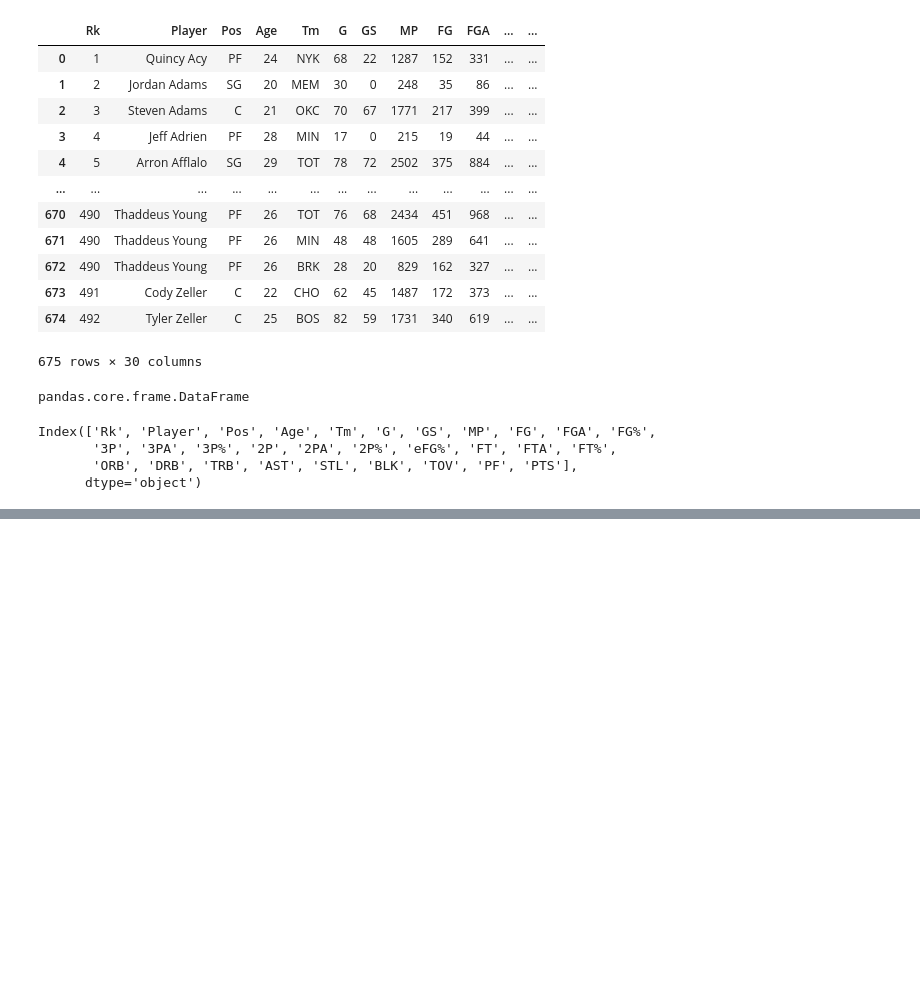
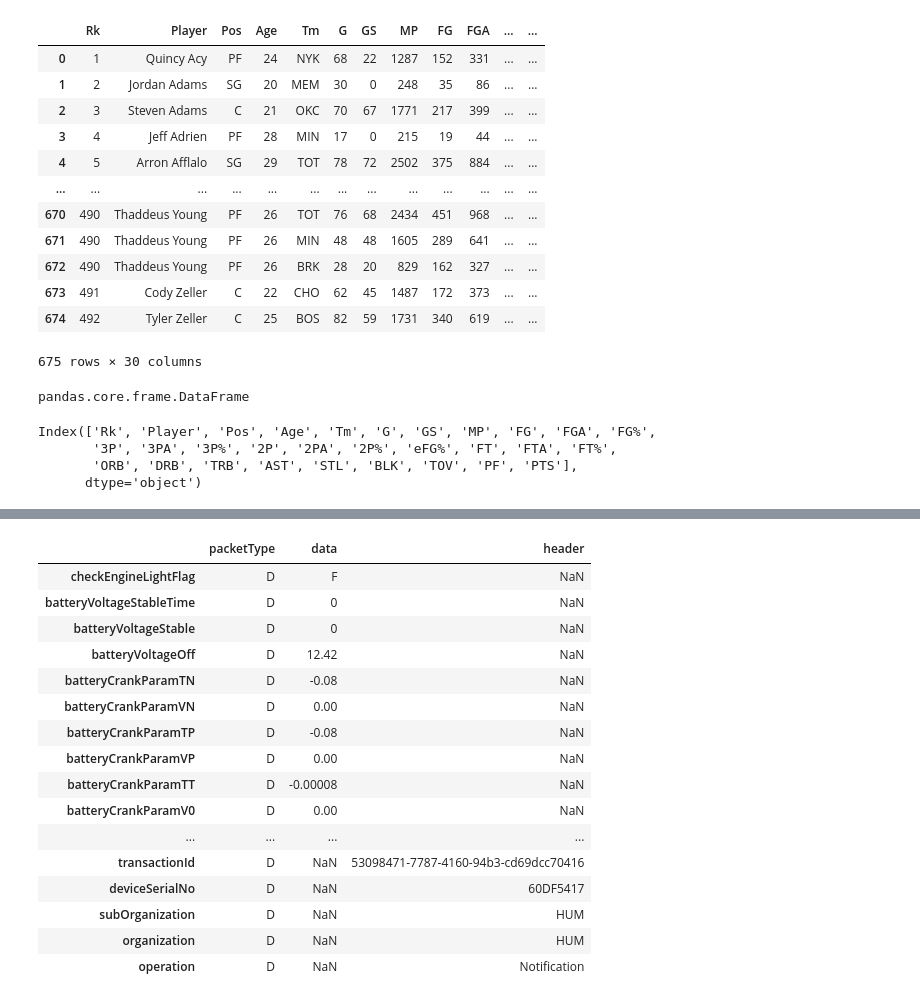
Before and after one commit to FazlullahBokhari/python-Labraries, a Jupyter notebook: Pandas.ipynb, the cells around one changed output, grey strips where cells are left out. Saved outputs shown, nothing was run; the diff lists cells and outputs as text; code cells hidden in the pictures; blank space fills up the shorter version.

```diff
--- a/Pandas.ipynb
+++ b/Pandas.ipynb
@@ -640,0 +694,23 @@ data[0].to_csv('cricket.csv',index=False)
+# %%
+d1 =""" {"packetType":"D","data":{"checkEngineLightFlag":"F","batteryVoltageStableTime":0,"batteryVoltageStable":"0","batteryVoltageOff":"12.42","batteryCrankParamTN":"-0.08","batteryCrankParamVN":"0.00","batteryCrankParamTP":"-0.08","batteryCrankParamVP":"0.00","batteryCrankParamTT":"-0.00008","batteryCrankParamV0":"0.00","batteryVoltageMaxOn":"13.05","batteryVoltageMinOn":"12.97","batteryVoltageMaxOff":"12.46","batteryVoltageMinOff":"12.36","batteryVoltageOnAverage":"13.02","engineLoadMax":"84","engineLoadAverage":"39.98","rpmMax":"3487","rpmAverage":"1431.29","gpsSpeedAverage":"21.99","vssMax":"53.44","vssAverage":"23.06","tcuTemperatureMin":"82.40","tcuTemperatureMax":"109.40","tcuTemperatureAverage":"104.87","coolantMin":"158.00","coolantMax":"188.60","coolantAverage":"180.20","packetStartLocal":1508143346000,"tripStartLocal":1508143346000,"milIndicator":"F","monitorsNotReady":0,"imei":"60DF5417","gatewayTs":1515613306592,"diagnosticTroubleCodeData":[],"diagnosticPidData":[[64768,47,100],[64768,1,517376],[64800,1,262144],[64768,5,125]]},"header":{"iwrapVer":"1.9.20","sourceSystem":"CDP","configVer":"1.1","oemName":"HUM","unitType":0,"cpVer":"7.50.1.9","igpsVer":"1.3.7","messageType":"Notification","pomVer":"1.0","headerVer":"V6","timestamp":0,"deviceType":"InDrive","visorVer":"1.4.35","transactionId":"53098471-7787-4160-94b3-cd69dcc70416","deviceSerialNo":"60DF5417","subOrganization":"HUM","organization":"HUM","imei":"60DF5417","operation":"Notification"}}"""
+# %%
+result1 = pd.read_json(d1)
+result1
+# %% [output]
+|  | packetType | data | header |
+| checkEngineLightFlag | D | F | NaN |
+| batteryVoltageStableTime | D | 0 | NaN |
+| batteryVoltageStable | D | 0 | NaN |
+| batteryVoltageOff | D | 12.42 | NaN |
+| batteryCrankParamTN | D | -0.08 | NaN |
+| batteryCrankParamVN | D | 0.00 | NaN |
+| batteryCrankParamTP | D | -0.08 | NaN |
+| batteryCrankParamVP | D | 0.00 | NaN |
+| batteryCrankParamTT | D | -0.00008 | NaN |
+| batteryCrankParamV0 | D | 0.00 | NaN |
+| ... | ... | ... | ... |
+| transactionId | D | NaN | 53098471-7787-4160-94b3-cd69dcc70416 |
+| deviceSerialNo | D | NaN | 60DF5417 |
+| subOrganization | D | NaN | HUM |
+| organization | D | NaN | HUM |
+| operation | D | NaN | Notification |
```
Also changed, not shown: parts of 49 cells of this notebook, 1 other file.
